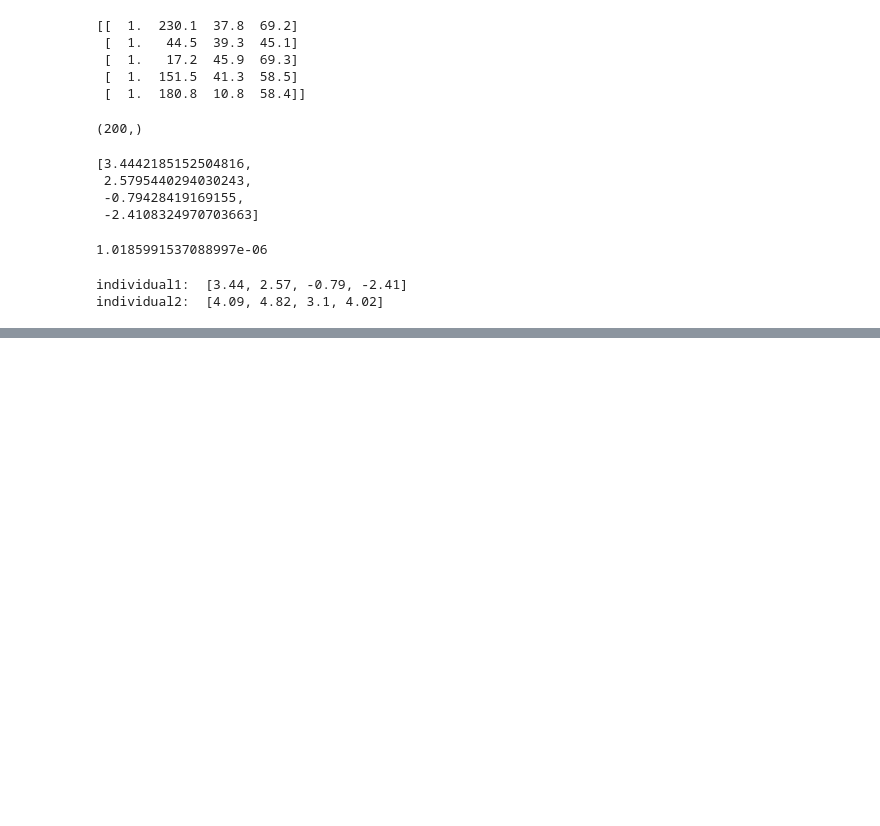
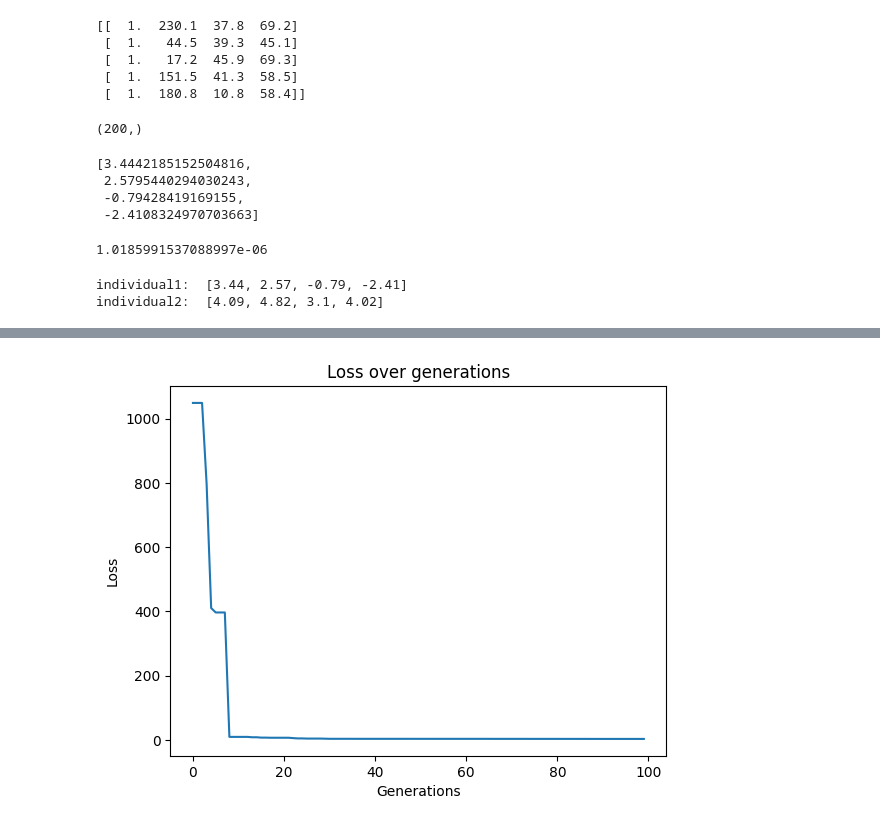
Before and after one commit to tienbuilam/AIO-Exercise-2024, a Jupyter notebook: Module4/Week3/Module4_Week3_GeneticAlgorithm.ipynb, the cells around one changed output, grey strips where cells are left out. Drawn from its saved outputs; the diff is of its cells as text; code cells hidden in the pictures; blank space fills up the shorter version.

```diff
--- a/Module4/Week3/Module4_Week3_GeneticAlgorithm.ipynb
+++ b/Module4/Week3/Module4_Week3_GeneticAlgorithm.ipynb
@@ -42,7 +42,7 @@ individual
  -0.79428419169155,
  -2.4108324970703663]
 # %%
-def compile_loss(individual):
+def compute_loss(individual):
     theta = np.array(individual)
     y_hat = features_X.dot(theta)
     loss = np.mean((y_hat - sales_y)**2)
@@ -83,7 +83,9 @@ individual2:  [4.09, 4.82, 3.1, 4.02]
 # %%
 def mutate(individual, mutation_rate=0.05):
     individual_m = individual.copy()
-
+    for i in range(len(individual_m)):
+        if random.random() < mutation_rate:
+            individual_m[i] += random.uniform(-1, 1)
 
     return individual_m
 # %%
@@ -126,20 +134,22 @@ def create_new_population(old_population, elitism=2, gen=1):
     new_population = []
     while len(new_population) < m-elitism:
         # selection
-         # **************** your code here ****************
-
-
+        individual1 = selection(sorted_population, m)
+        individual2 = selection(sorted_population, m)
         # crossover
-        # **************** your code here ****************
+        individual1, individual2 = crossover(individual1, individual2)
 
         # mutation
-
-        # **************** your code here ****************
+        individual1 = mutate(individual1)
+        individual2 = mutate(individual2)
 
         # copy elitism chromosomes that have best fitness score to the next generation
+        new_population.append(individual1)
+        new_population.append(individual2)
+
     for ind in sorted_population[m-elitism:]:
          # **************** your code here ****************
-
+        new_population.append(ind)
 
     return new_population, compute_loss(sorted_population[m-1])
 # %%
@@ -156,8 +168,8 @@ def run_GA():
   population = initializePopulation(m)
   losses_list = []
   for i in range(n_generations):
-
-    # *********** your code here *************
+      population, best_loss = create_new_population(population, elitism=2, gen=i)
+      losses_list.append(best_loss)
 
   return losses_list
 # %%
@@ -166,9 +196,12 @@ losses_list = run_GA()
 import matplotlib.pyplot as plt
 
 def visualize_loss(losses_list):
-
-      # *********** your code here *************
-
+      plt.plot(losses_list)
+      plt.xlabel('Generations')
+      plt.ylabel('Loss')
+      plt.title('Loss over generations')
+      plt.show()
 
 losses_list = run_GA()
 visualize_loss(losses_list)
+# %% [output]
@@ -175,3 +225,4 @@ visualize_loss(losses_list)
+[figure, added]
 # %%
 def visualize_predict_gt():
   # visualization of ground truth and predict value
```
Also changed, not shown: parts of 8 cells of this notebook.
